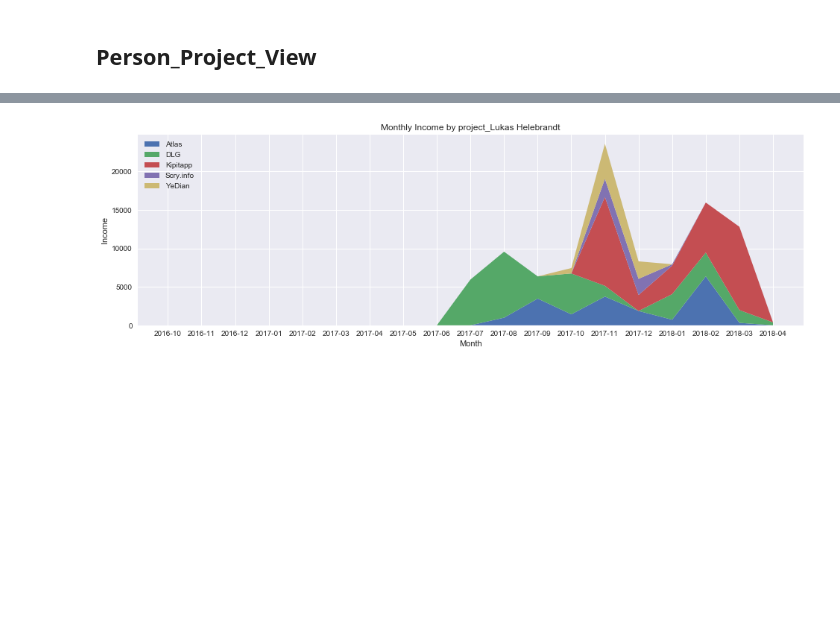
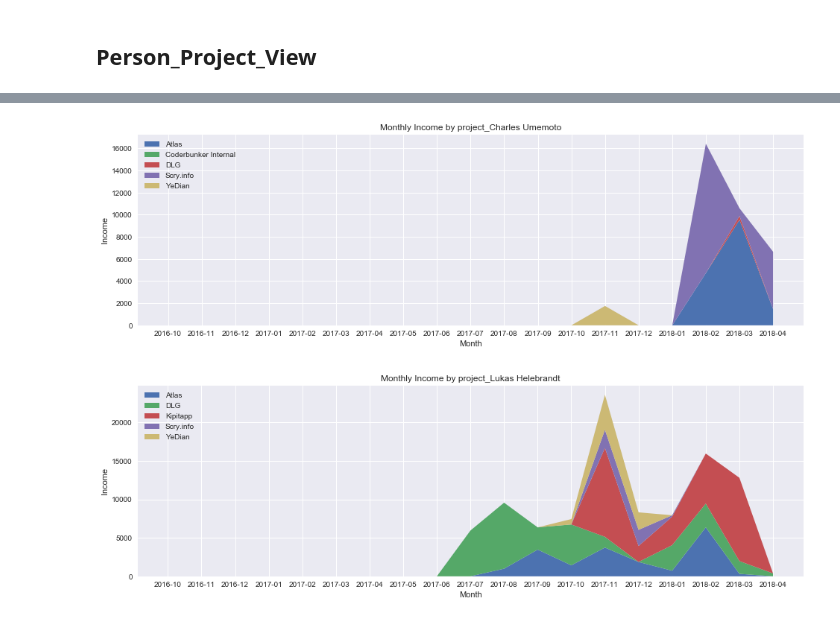
Before and after one commit to coderbunker/timesheet-backend, a Jupyter notebook: practice/person.ipynb, the cells around one changed output, grey strips where cells are left out. Drawn from its saved outputs; the diff is of its cells as text; code cells hidden in the pictures; blank space fills up the shorter version.

```diff
--- a/practice/person.ipynb
+++ b/practice/person.ipynb
@@ -198,6 +256,10 @@ def individual_view_plot(name, view):
     plt.xlabel('Month')
     plt.title('Monthly Income by project_' + name)
     return plt.show()
+# %%
+individual_view_plot('Charles Umemoto', view_total)
+# %% [output]
+[figure, added]
 # %%
 individual_view_plot('Lukas Helebrandt', view_total)
 # %% [output]
```
Also changed, not shown: parts of 6 cells of this notebook, 2 other files.
